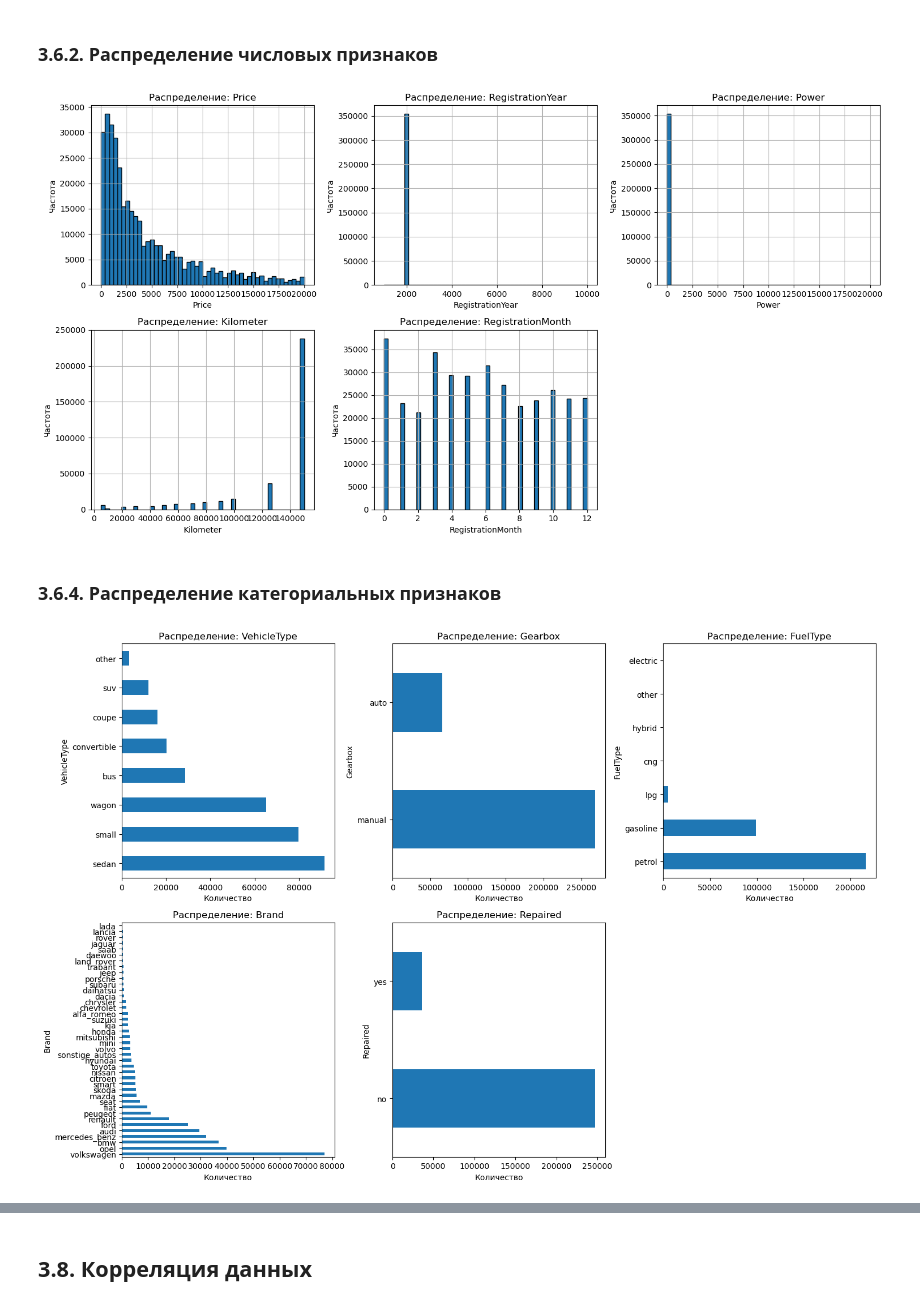
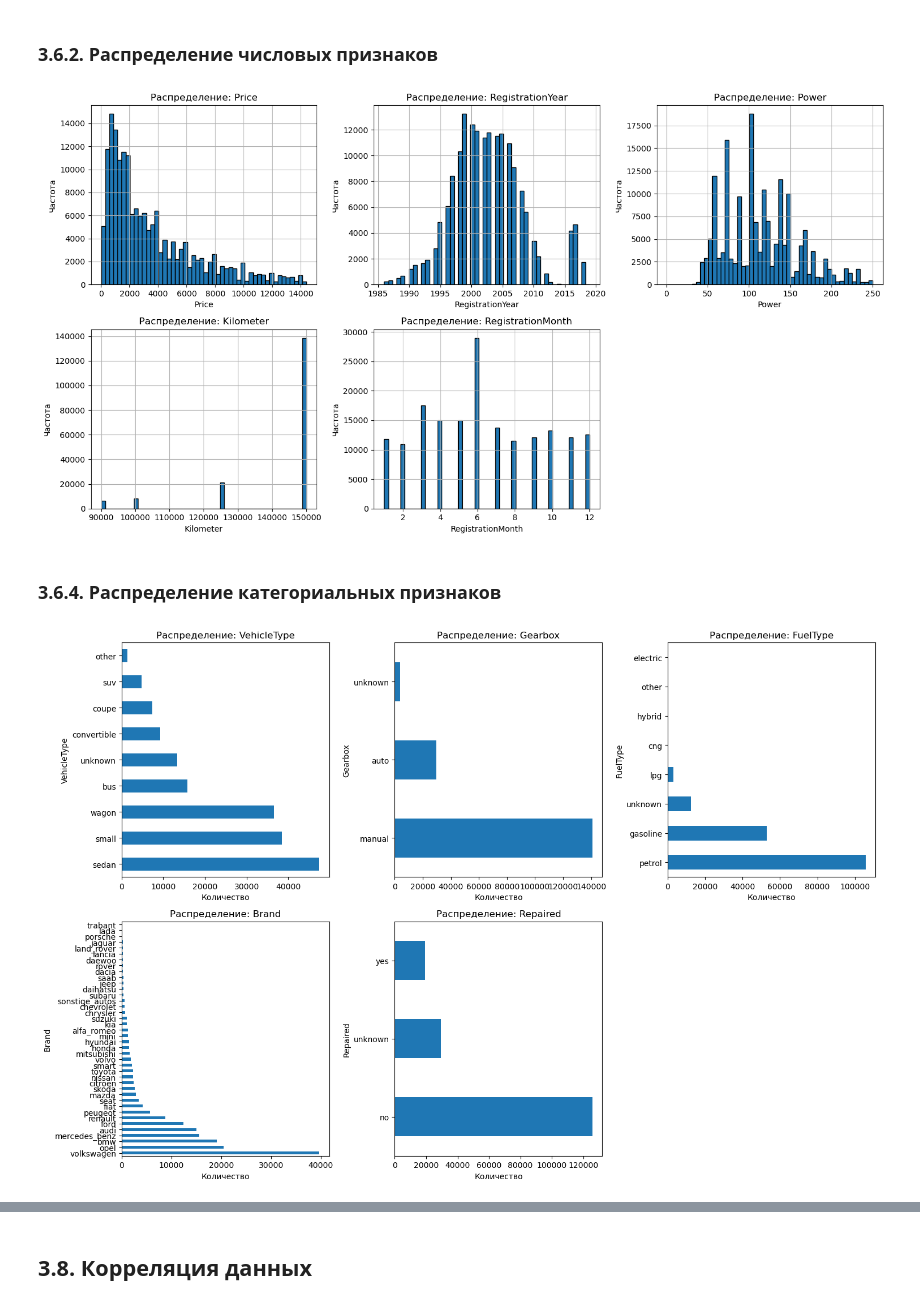
Before and after one commit to azarovdimka/Data_Science, a Jupyter notebook: Machine_Learning/Рыночная стоимость авто/Рыночная стоимость авто.ipynb, the cells around one changed output, grey strips where cells are left out. Drawn from its saved outputs; the diff is of its cells as text; code cells hidden in the pictures.

```diff
--- a/Machine_Learning/Рыночная стоимость авто/Рыночная стоимость авто.ipynb
+++ b/Machine_Learning/Рыночная стоимость авто/Рыночная стоимость авто.ipynb
@@ -604,6 +619,8 @@ class DuplicateRemover(BaseEstimator, TransformerMixin):
 
     def transform(self, X: pd.DataFrame, y: None = None, name=None):
         """Удаляет дубликаты только в тренировочной выборке"""
+
+        print(f"DEBUG: name={name}, type={type(name)}, skip_on_test={self.skip_on_test}")
 
         if self.skip_on_test and name and 'test' in name.lower():
             print(f"- Пропускаю удаление дубликатов для {name}")
@@ -628,13 +645,13 @@ class DuplicateRemover(BaseEstimator, TransformerMixin):
         return X  # ← теперь возвращаешь очищенный X
 
 
-    def fit_transform(self, X, y: None = None, **fit_params):
-        return self.fit(X, y).transform(X)
+    def fit_transform(self, X, y: None = None, **fit_params):   # name=None передается через **fit_params, чтобы не ломать сигнатуру метода
+        return self.fit(X, y).transform(X, **fit_params)
 # %%
 class MissingValueHandler(BaseEstimator, TransformerMixin):
     """Класс для обработки пропущенных значений в данных. Возможные варианты параметра strategy: mean, median, mode, drop, unknown. По умолчанию drop. Для обеих выборок."""
 
-    def __init__(self, skip_on_test=True, strategy='mean', fill_value=None):
+    def __init__(self, skip_on_test=False, strategy='mean', fill_value=None):
         """Инициализация обработчика пропущенных значений. По умолчанию заполняет средним значением.
         """
         self.skip_on_test = skip_on_test
@@ -657,11 +674,12 @@ class MissingValueHandler(BaseEstimator, TransformerMixin):
 
         return self
 
-    def transform(self, X: pd.DataFrame, y: None = None, **fit_params):
-        """Применяет значения, которые запомнил. Заполняет пропущенные значения или удаляет строки в тестовой выборке. режимы: mean, median, mode, drop"""
+    def transform(self, X: pd.DataFrame, y: None = None, name=None, **fit_params):
+        """Применяет значения, которые запомнил из train. Заполняет пропущенные значения или удаляет строки в тестовой выборке. режимы: mean, median, mode, drop"""
 
         df = X.copy()
 
+        print(f"DEBUG: name={name}, type={type(name)}, skip_on_test={self.skip_on_test}")
 
         if self.strategy == 'unknown':
             for col in df.select_dtypes(include='object').columns:
@@ -698,8 +716,8 @@ class MissingValueHandler(BaseEstimator, TransformerMixin):
 
         return df
 
-    def fit_transform(self, X: pd.DataFrame, y: None = None, **fit_params):
-        return self.fit(X, y).transform(X)
+    def fit_transform(self, X: pd.DataFrame, y: None = None, **fit_params):  # name=None передается через **fit_params, чтобы не ломать сигнатуру метода
+        return self.fit(X, y).transform(X, **fit_params)
 # %%
 class ColumnRemover(BaseEstimator, TransformerMixin):
     """Удаляет лишние колонки, переданные в списке. Работает как для train, так и для test выборки"""
@@ -708,11 +726,13 @@ class ColumnRemover(BaseEstimator, TransformerMixin):
         self.columns = columns
         self.skip_on_test=skip_on_test
 
-    def fit(self, X: pd.DataFrame, y: None=None):
+    def fit(self, X: pd.DataFrame, y: None=None, name=None):
         # Просто сохраняем информацию о столбцах для удаления
         return self
 
-    def transform(self, X: pd.DataFrame):
+    def transform(self, X: pd.DataFrame, name=None):
+
+        print(f"DEBUG: name={name}, type={type(name)}, skip_on_test={self.skip_on_test}")
 
         df = X.copy()
 
@@ -722,8 +742,8 @@ class ColumnRemover(BaseEstimator, TransformerMixin):
                 print(f'- Удалил столбец {col}')
         return df
 
-    def fit_transform(self, X: pd.DataFrame, y: None=None, **fit_params):
-        return self.fit(X, y).transform(X)
+    def fit_transform(self, X: pd.DataFrame, y: None=None, **fit_params):  # name=None передается через **fit_params, чтобы не ломать сигнатуру метода
+        return self.fit(X, y).transform(X, **fit_params)
 # %%
 class FloatToIntChanger(BaseEstimator, TransformerMixin):
     """
@@ -747,7 +767,7 @@ class FloatToIntChanger(BaseEstimator, TransformerMixin):
         return self
 
 
-    def transform(self, X: pd.DataFrame):
+    def transform(self, X: pd.DataFrame, y=None, name=None):
 
         if isinstance(X, pd.DataFrame):
             df = X.copy()
@@ -772,7 +792,7 @@ class FloatToIntChanger(BaseEstimator, TransformerMixin):
             return df
 
     def fit_transform(self, X: pd.DataFrame, y=None, **fit_params):
-        return self.fit(X, y).transform(X)
+        return self.fit(X, y).transform(X, **fit_params)
 # %%
 class EDAPreprocessor:
     """
@@ -1129,21 +1149,21 @@ plt.show()
 # %%
 # Распределение числовых признаков
 numerical_features = ['Price', 'RegistrationYear', 'Power', 'Kilometer', 'RegistrationMonth']
 
 fig, axes = plt.subplots(2, 3, figsize=(15, 8))
 axes = axes.flatten()
 
 for i, col in enumerate(numerical_features):
-    df[col].hist(bins=50, ax=axes[i], edgecolor='black')
+    train_df[col].hist(bins=50, ax=axes[i], edgecolor='black')
     axes[i].set_title(f'Распределение: {col}')
     axes[i].set_xlabel(col)
     axes[i].set_ylabel('Частота')
 
 axes[-1].axis('off')  # Скрыть последний пустой график
 plt.tight_layout()
 plt.show()
 # %% [output]
-[figure, old version]
+[figure, new version]
 # %% [markdown]
 ### **3.6.4. Распределение категориальных признаков**
 # %%
@@ -1155,7 +1175,7 @@ fig, axes = plt.subplots(2, 3, figsize=(15, 10))
 axes = axes.flatten()
 
 for i, col in enumerate(categorical_features):
-    df[col].value_counts().plot.barh(ax=axes[i])
+    train_df[col].value_counts().plot.barh(ax=axes[i])
     axes[i].set_title(f'Распределение: {col}')
     axes[i].set_xlabel('Количество')
 
@@ -1163,4 +1183,4 @@ axes[-1].axis('off')
 plt.tight_layout()
 plt.show()
 # %% [output]
-[figure, old version]
+[figure, new version]
```
Also changed, not shown: parts of 59 cells of this notebook.
